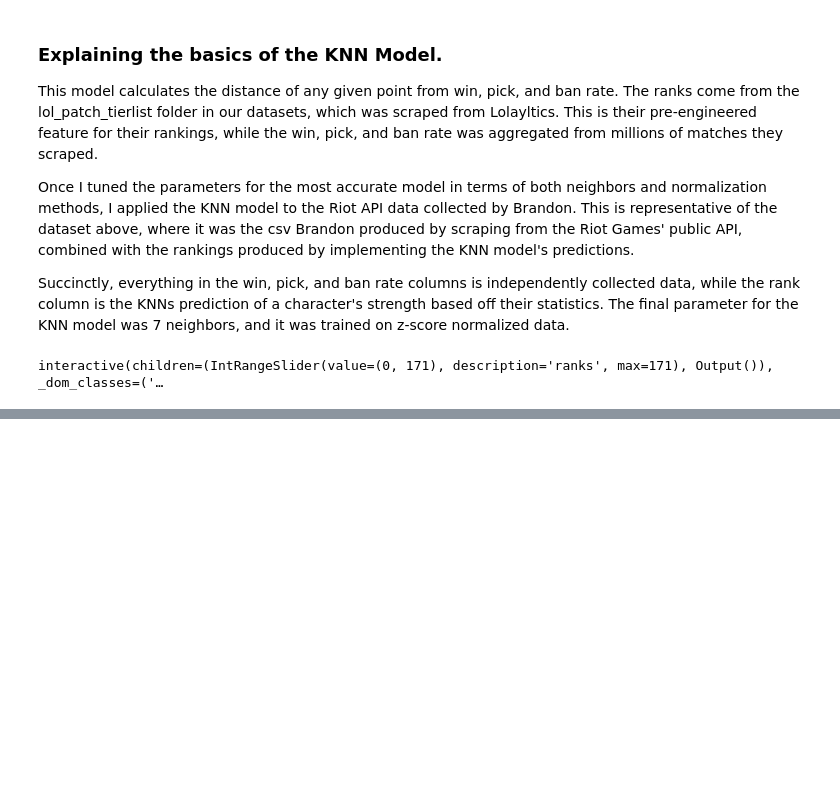
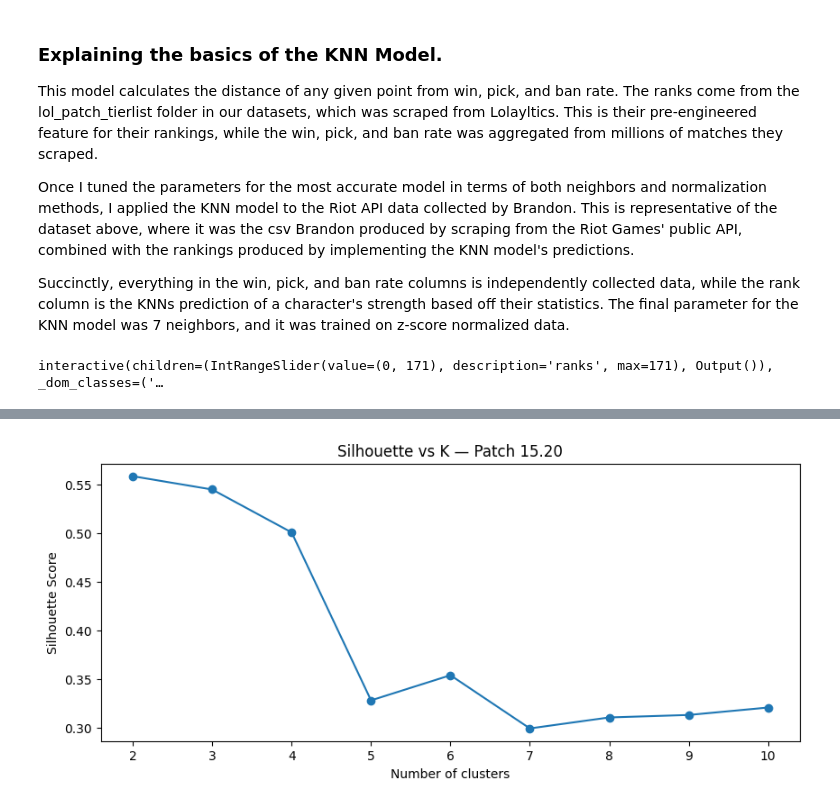
Before and after one commit to Brandonlee-2002/cs171_league_analysts_in_training, a Jupyter notebook: Models/ModelAnalysis.ipynb, the cells around one changed output, grey strips where cells are left out. Drawn from its saved outputs; the diff is of its cells as text; code cells hidden in the pictures; blank space fills up the shorter version.

Commit message:
brandon's part on analysis

```diff
--- a/Models/ModelAnalysis.ipynb
+++ b/Models/ModelAnalysis.ipynb
@@ -95,0 +121,4 @@ interactive(children=(IntRangeSlider(value=(0, 171), description='ranks', max=17
+# %%
+Image("/Users/brandonlee/Documents/GitHub/cs171_league_analysts_in_training/Datasets/riot_out/plots/patch_15.20/silhouette_patch_15.20.png")
+# %% [output]
+[figure, added]
```
Also changed, not shown: parts of 9 cells of this notebook.
